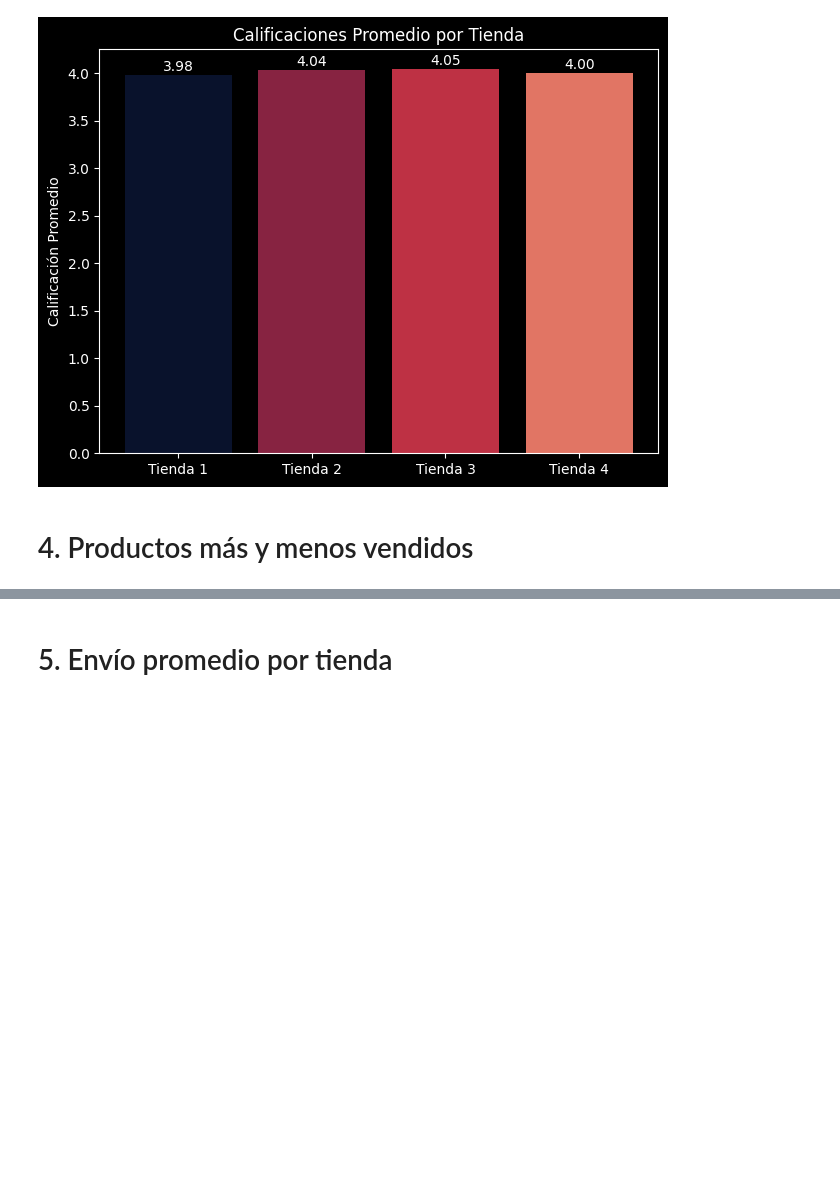
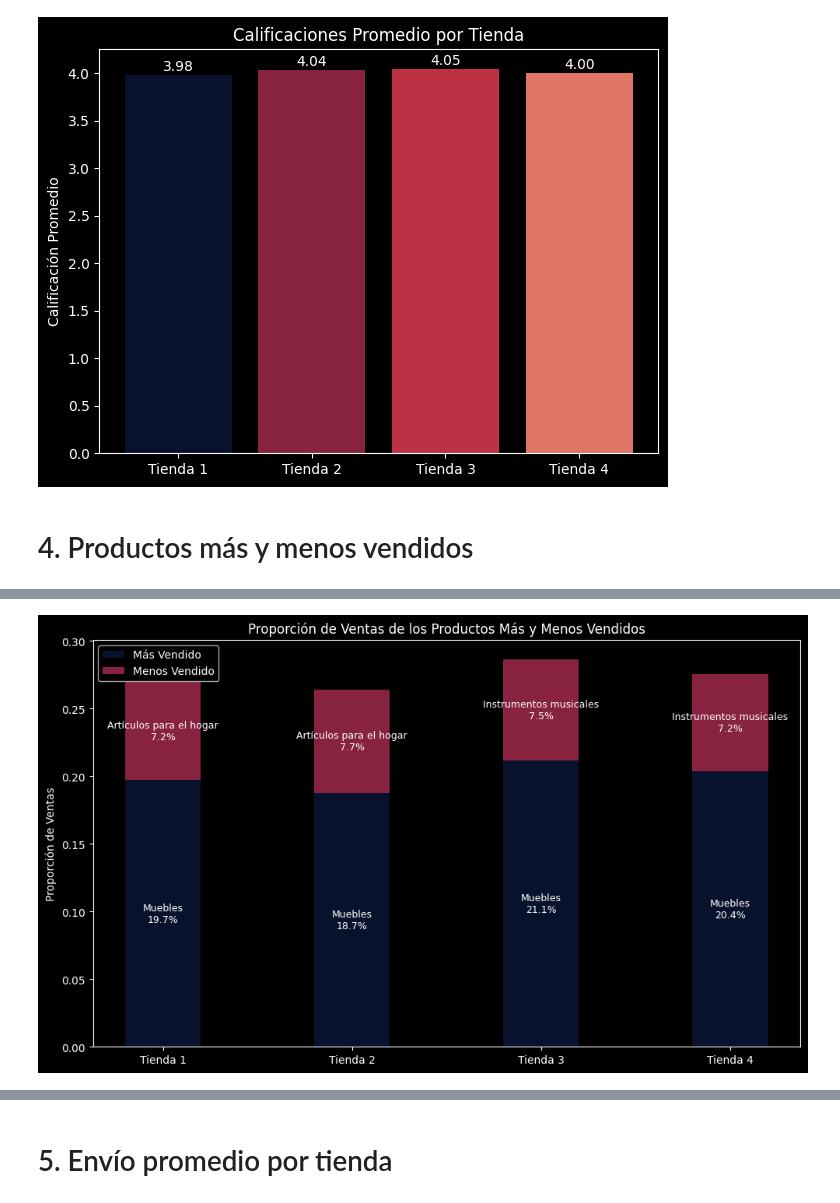
Before and after one commit to zenyonki/alura_store, a Jupyter notebook: AluraStoreLatam.ipynb, the cells around one changed output, grey strips where cells are left out. Drawn from its saved outputs; the diff is of its cells as text; code cells hidden in the pictures; blank space fills up the shorter version.

Commit message:
Se modificó para generar mejores cálculos en los productos más y menos vendidos.

```diff
--- a/AluraStoreLatam.ipynb
+++ b/AluraStoreLatam.ipynb
@@ -413,0 +442,60 @@ plt.show()
+# %%
+proporciones = [
+    proporciones_tienda_1,
+    proporciones_tienda_2,
+    proporciones_tienda_3,
+    proporciones_tienda_4,
+]
+
+# Extraer proporciones y nombres de categorías
+categorias_mas = [t['mas vendido']['categoría'] for t in proporciones]
+categorias_menos = [t['menos vendido']['categoría'] for t in proporciones]
+proporciones_mas = [t['mas vendido']['proporcion'] for t in proporciones]
+proporciones_menos = [t['menos vendido']['proporcion'] for t in proporciones]
+
+# Crear gráfico
+x = np.arange(len(tiendas))  # Posiciones en el eje X
+width = 0.4  # Ancho de las barras
+
+fig, ax = plt.subplots(figsize=(10, 6))
+
+# Agregar barras apiladas
+bars_mas = ax.bar(x, proporciones_mas, width, label='Más Vendido', color='#09122C')
+bars_menos = ax.bar(x, proporciones_menos, width, bottom=proporciones_mas, label='Menos Vendido', color='#872341')
+
+# Etiquetas en las barras
+for i, bar in enumerate(bars_mas):
+    ax.text(
+        bar.get_x() + bar.get_width() / 2,
+        bar.get_height() / 2,
+        f"{categorias_mas[i]}\n{proporciones_mas[i] * 100:.1f}%",
+        ha='center',
+        va='center',
+        fontsize=9,
+        color='white'
+    )
+
+for i, bar in enumerate(bars_menos):
+    ax.text(
+        bar.get_x() + bar.get_width() / 2,
+        bar.get_height() / 2 + proporciones_mas[i],
+        f"{categorias_menos[i]}\n{proporciones_menos[i] * 100:.1f}%",
+        ha='center',
+        va='center',
+        fontsize=9,
+        color='white'
+    )
+
+# Configuración del gráfico
+ax.set_xticks(x)
+ax.set_xticklabels(tiendas)
+ax.set_ylabel('Proporción de Ventas')
+ax.set_title('Proporción de Ventas de los Productos Más y Menos Vendidos')
+ax.legend()
+
+# Mostrar gráfico
+plt.style.use('dark_background')
+plt.tight_layout()
+plt.show()
+# %% [output]
+[figure, added]
```
Also changed, not shown: parts of 6 cells of this notebook.
